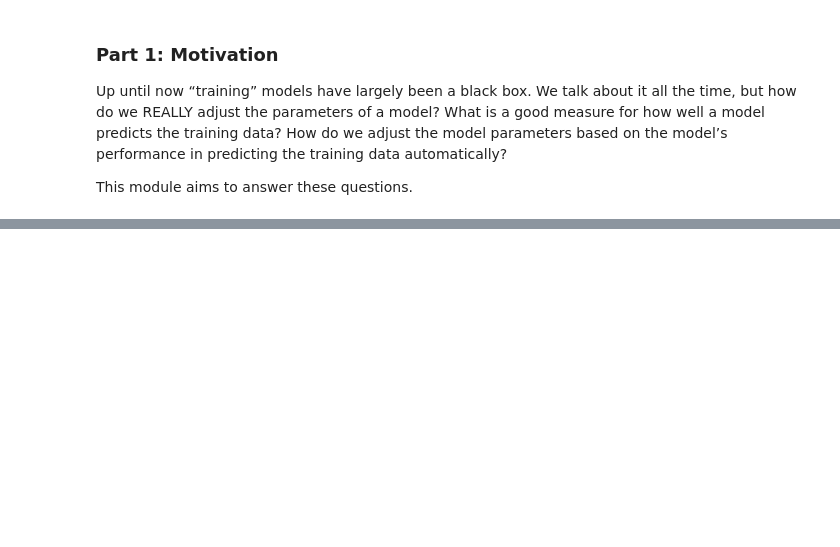
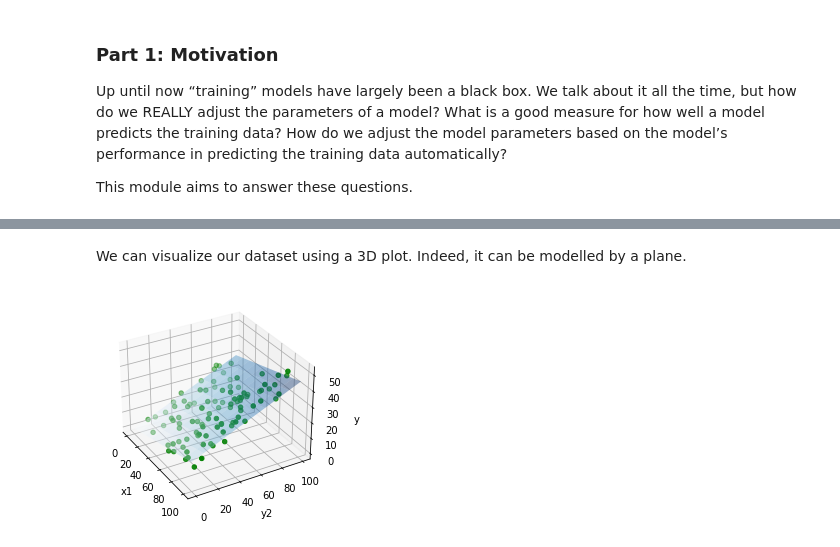
Before and after one commit to awang9999/cds-onboarding-gradient-descent-loss-functions, a Jupyter notebook: gradient_descent_demo.ipynb, the cells around one changed output, grey strips where cells are left out. Cells and saved outputs as stored; diff of their text form; code cells hidden in the pictures; blank space fills up the shorter version.

Commit message:
generated 2d linear dataset

```diff
--- a/gradient_descent_demo.ipynb
+++ b/gradient_descent_demo.ipynb
@@ -32,0 +40,36 @@ import numpy as np
+# %%
+def f(x1, x2):
+    return 0.15*x1 + 0.3*x2 + 0.2
+# %%
+def generate_data(n):
+    Xs = np.zeros((n,2))
+    Xs[:,0] = np.random.uniform(0, 100, n)
+    Xs[:,1] = np.random.uniform(0, 100, n)
+    ydelta = np.random.uniform(-10, 10, n)
+
+    Ys = f(Xs[:,0], Xs[:,1]) + ydelta
+
+    return Xs, Ys
+# %%
+Xs, Ys = generate_data(100)
+# %% [markdown]
+We can visualize our dataset using a 3D plot. Indeed, it can be modelled by a plane.
+# %%
+fig = plt.figure()
+ax = plt.axes(projection='3d')
+ax.scatter3D(Xs[:,0], Xs[:,1], Ys, c='green')
+
+x = np.linspace(0, 100, 10)
+y = np.linspace(0, 100, 10)
+
+X, Y = np.meshgrid(x, y)
+Z = f(X, Y)
+
+ax.plot_surface(X, Y, Z, rstride=1, cstride=1, cmap='Blues', edgecolor='none', alpha=0.4)
+
+ax.set_xlabel('x1')
+ax.set_ylabel('y2')
+ax.set_zlabel('y');
+ax.view_init(30, -30)
+# %% [output]
+[figure, added]
```
Also changed, not shown: parts of 7 cells of this notebook, 1 other file.
